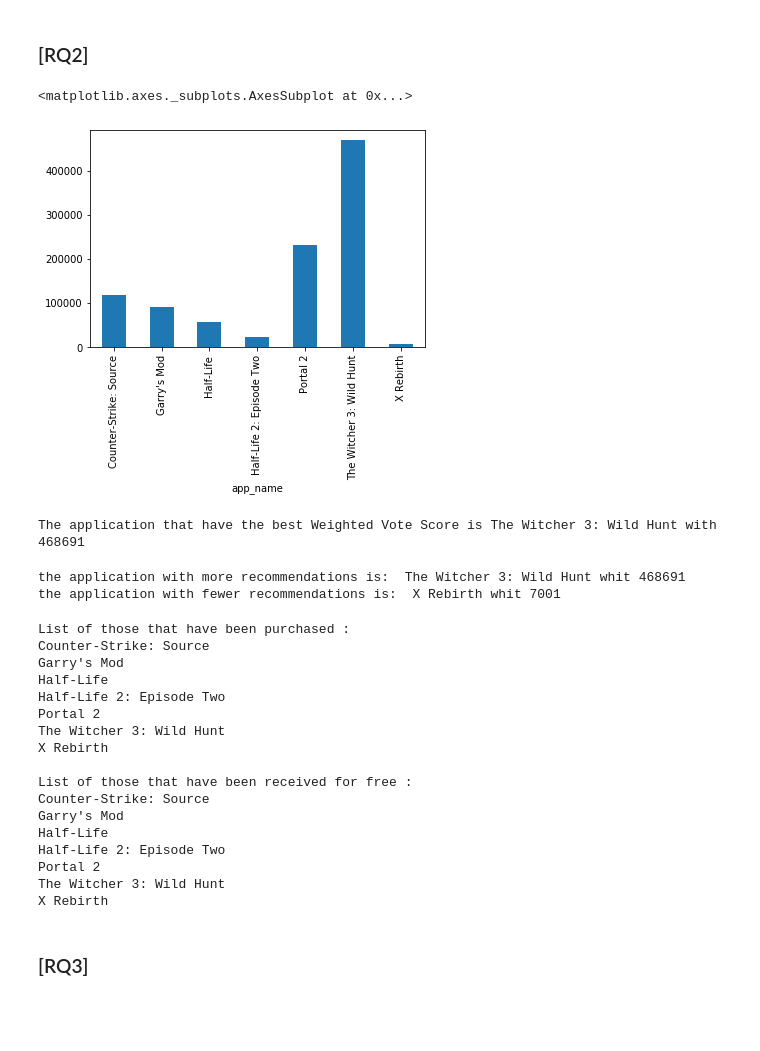
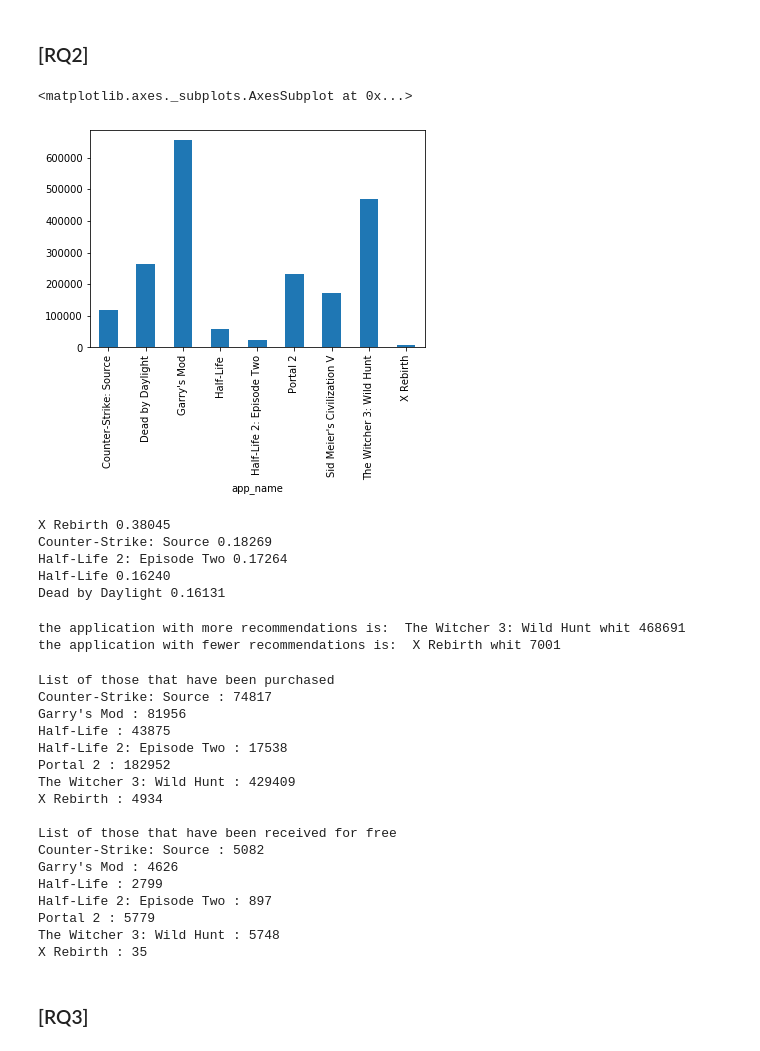
Before and after one commit to cosmin-z/ADM-HW2, a Jupyter notebook: Homework 2.ipynb, the cells around one changed output. Saved outputs shown, nothing was run; the diff lists cells and outputs as text; code cells hidden in the pictures; blank space fills up the shorter version.

```diff
--- a/Homework 2.ipynb
+++ b/Homework 2.ipynb
@@ -17,17 +17,23 @@
 # %%
 import pandas as pd
 %matplotlib inline
 import matplotlib.pyplot as plt
-dataset = pd.read_csv('./steam_reviews.csv', header='infer', nrows=1000000)
+dataset = pd.read_csv('./steam_reviews.csv', header='infer', nrows=2000000)
 dataset.groupby('app_name').review.count().plot.bar()
 #I grouped by "app_name", selected review column, count the rewivew for the single app and eventually plot them
 # %% [output]
 <matplotlib.axes._subplots.AxesSubplot at 0x...>
-[figure, old version]
+[figure, new version]
-# %%
-df = dataset.groupby('app_name').review.count()
-print('The application that have the best Weighted Vote Score is',df.idxmax(), "with", df.max())
-#through idxmax we get the id of the app with the highest rating and with max just the max score
-# %% [output]
-The application that have the best Weighted Vote Score is The Witcher 3: Wild Hunt with 468691
+# %%
+maxScore = dataset.groupby('app_name').weighted_vote_score.mean()
+topTen = maxScore.sort_values(ascending=False)
+for i in range(5):
+    print(topTen.index[i] , format(topTen[i],'.5f'))
+#through weighted_vote_score I've done the mean. In the end I showed the 5 with the highest rating because the request
+# %% [output]
+X Rebirth 0.38045
+Counter-Strike: Source 0.18269
+Half-Life 2: Episode Two 0.17264
+Half-Life 0.16240
+Dead by Daylight 0.16131
 # %%
@@ -40,32 +46,32 @@ print("the application with fewer recommendations is: ", df.idxmin(), "whit",df.
 the application with more recommendations is:  The Witcher 3: Wild Hunt whit 468691
 the application with fewer recommendations is:  X Rebirth whit 7001
 # %%
-purchase = dataset[dataset['steam_purchase'] == True].groupby('app_name').steam_purchase.value_counts() #same step as before now I selected steam_purchase column
+purchase = dataset[dataset['steam_purchase'] == True].groupby('app_name').steam_purchase.value_counts()
 purchase_free = dataset[dataset['received_for_free'] == True].groupby('app_name').received_for_free.value_counts()
-print("List of those that have been purchased :")
+print("List of those that have been purchased")
 for i in range(len(purchase)):
-    print(purchase.index[i][0])
-print("\nList of those that have been received for free :")
-for i in range(len(purchase_free)):
-    print(purchase_free.index[i][0])
+    print(purchase.index[i][0], ":", purchase[i])
+print("\nList of those that have been received for free")
+for i in range(len(purchase)):
+    print(purchase_free.index[i][0], ":", purchase_free[i])
 # %% [output]
-List of those that have been purchased :
-Counter-Strike: Source
-Garry's Mod
-Half-Life
-Half-Life 2: Episode Two
-Portal 2
-The Witcher 3: Wild Hunt
-X Rebirth
+List of those that have been purchased
+Counter-Strike: Source : 74817
+Garry's Mod : 81956
+Half-Life : 43875
+Half-Life 2: Episode Two : 17538
+Portal 2 : 182952
+The Witcher 3: Wild Hunt : 429409
+X Rebirth : 4934
 
-List of those that have been received for free :
-Counter-Strike: Source
-Garry's Mod
-Half-Life
-Half-Life 2: Episode Two
-Portal 2
-The Witcher 3: Wild Hunt
-X Rebirth
+List of those that have been received for free
+Counter-Strike: Source : 5082
+Garry's Mod : 4626
+Half-Life : 2799
+Half-Life 2: Episode Two : 897
+Portal 2 : 5779
+The Witcher 3: Wild Hunt : 5748
+X Rebirth : 35
 # %% [markdown]
 ### [RQ3]
 # %%
```
Also changed, not shown: parts of 4 cells of this notebook.
